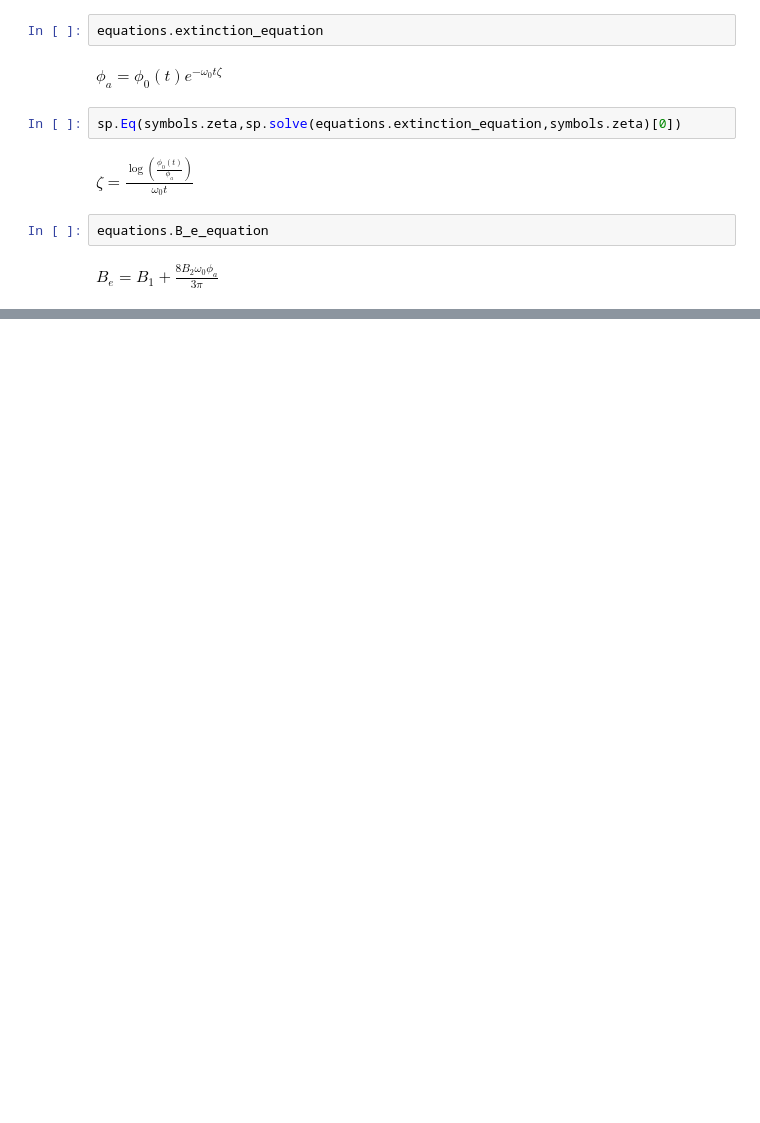
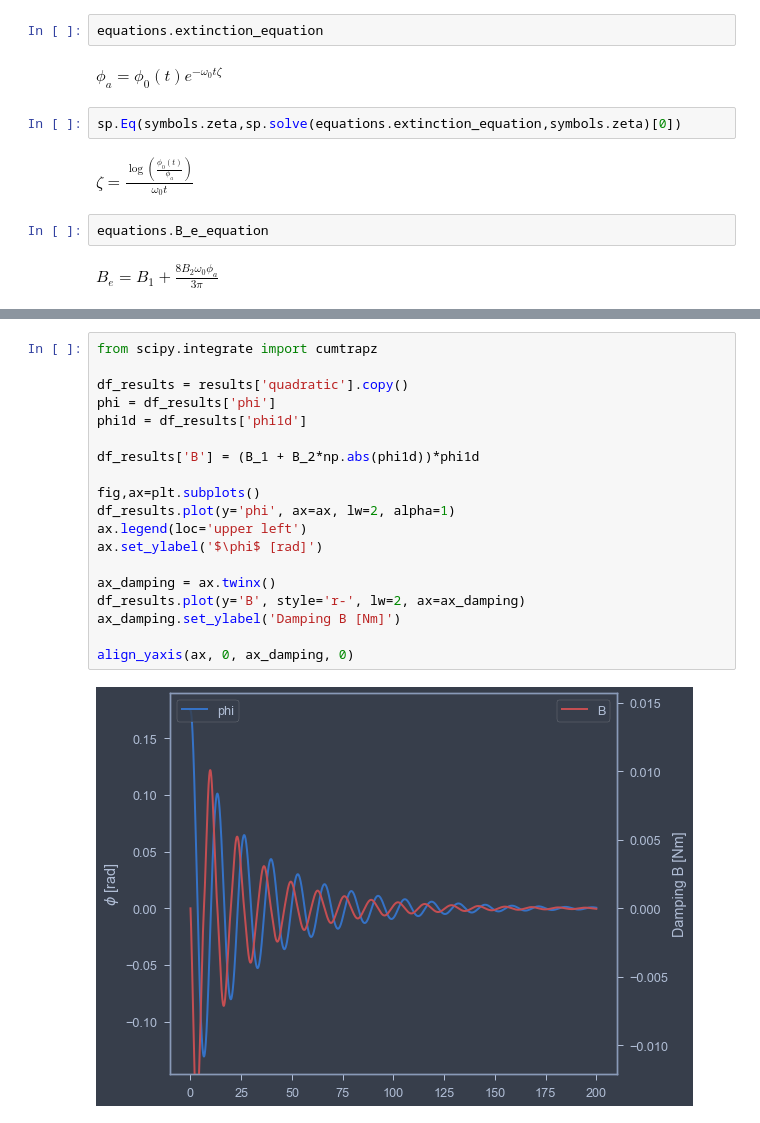
Before and after one commit to martinlarsalbert/Prediction-of-roll-motion-using-fully-nonlinear-potential-flow-and-Ikedas-method, a Jupyter notebook: notebooks/02.2_ikeda_Be_assumption.ipynb, the cells around one changed output, grey strips where cells are left out. Cells and saved outputs as stored; diff of their text form; blank space fills up the shorter version.

```diff
--- a/notebooks/02.2_ikeda_Be_assumption.ipynb
+++ b/notebooks/02.2_ikeda_Be_assumption.ipynb
@@ -282,0 +331,21 @@ amplitudes
+# %%
+from scipy.integrate import cumtrapz
+
+df_results = results['quadratic'].copy()
+phi = df_results['phi']
+phi1d = df_results['phi1d']
+
+df_results['B'] = (B_1 + B_2*np.abs(phi1d))*phi1d
+
+fig,ax=plt.subplots()
+df_results.plot(y='phi', ax=ax, lw=2, alpha=1)
+ax.legend(loc='upper left')
+ax.set_ylabel('$\phi$ [rad]')
+
+ax_damping = ax.twinx()
+df_results.plot(y='B', style='r-', lw=2, ax=ax_damping)
+ax_damping.set_ylabel('Damping B [Nm]')
+
+align_yaxis(ax, 0, ax_damping, 0)
+# %% [output]
+[figure, added]
```
Also changed, not shown: parts of 36 cells of this notebook, 1 other file.
